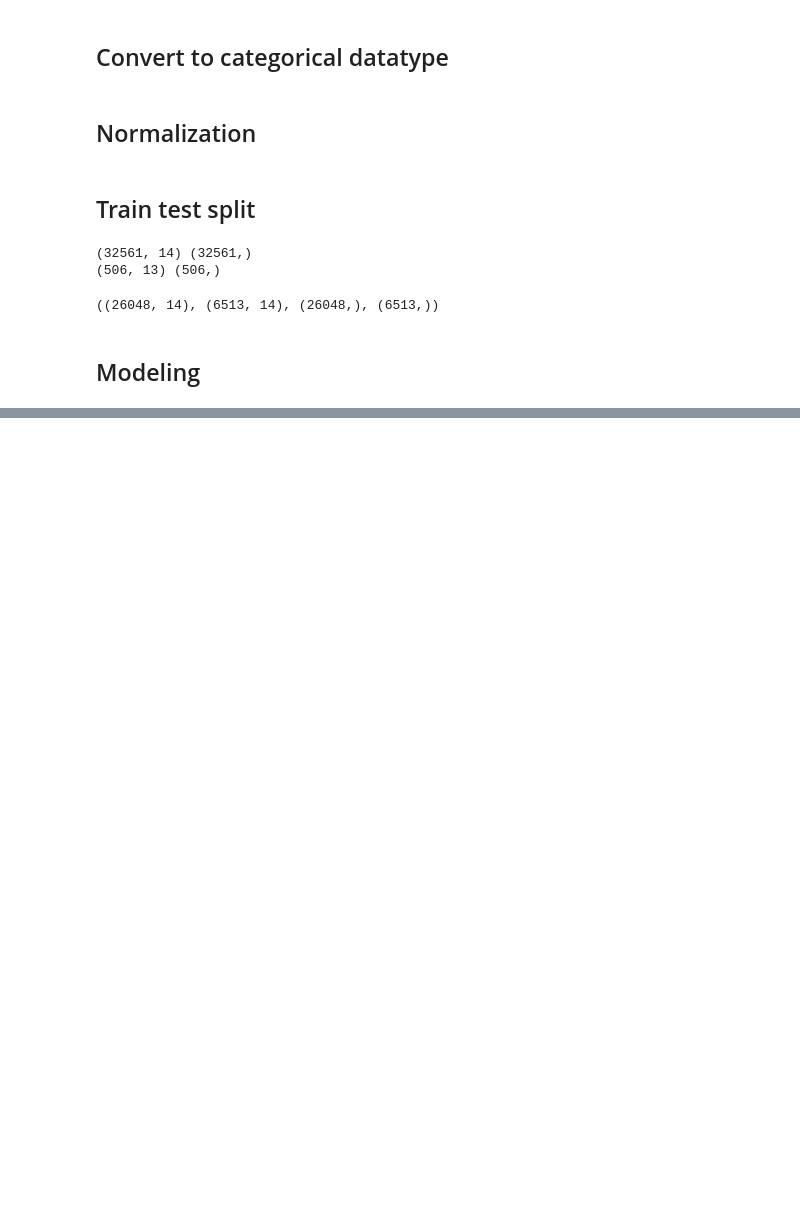
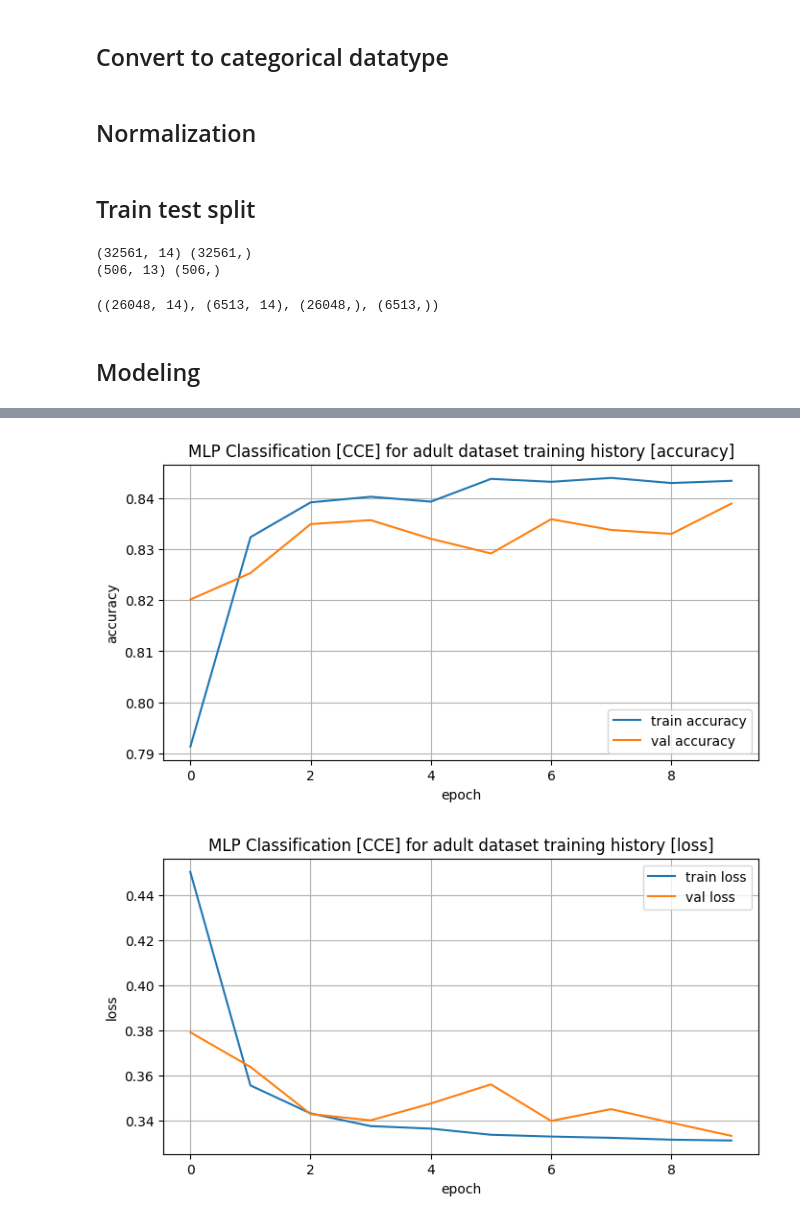
Before and after one commit to harouzie/ml-master, a Jupyter notebook: D4/[ML] D4_summary.ipynb, the cells around one changed output, grey strips where cells are left out. Drawn from its saved outputs; the diff is of its cells as text; code cells hidden in the pictures; blank space fills up the shorter version.

```diff
--- a/D4/[ML] D4_summary.ipynb
+++ b/D4/[ML] D4_summary.ipynb
@@ -174,0 +179,3 @@ result_hs_mse = hs_mse.evaluate(x_test_housing, y_test_housing)
+# %%
+svm = LinearSVC()
+svm.fit(x_train_adult, y_train_adult)
@@ -174,0 +196,8 @@ result_hs_mse = hs_mse.evaluate(x_test_housing, y_test_housing)
+# %%
+mlp1 = Sequential([
+    Dense(units=32, input_dim= X_adult.shape[1], activation="relu", name="fc1"),
+    Dense(units=16,activation="relu",name="fc2"),
+    Dense(units=8, activation="relu",name="fc3"),
+    Dense(units=2, activation="softmax",name="output")
+])
+mlp1.summary()
@@ -174,0 +222,10 @@ result_hs_mse = hs_mse.evaluate(x_test_housing, y_test_housing)
+# %%
+mlp1.compile(optimizer="adam", loss="sparse_categorical_crossentropy", metrics=["accuracy"])
+# %%
+history_mlp1 = mlp1.fit(x_train_adult, y_train_adult, epochs=10, verbose=0, validation_split=0.2)
+# %%
+plot_history(history_mlp1, metrics=["accuracy"], model_name="MLP Classification [CCE] for adult dataset")
+plot_history(history_mlp1, metrics=["loss"],model_name="MLP Classification [CCE] for adult dataset")
+# %% [output]
+[figure, added]
+[figure, added]
```
Also changed, not shown: parts of 55 cells of this notebook.
